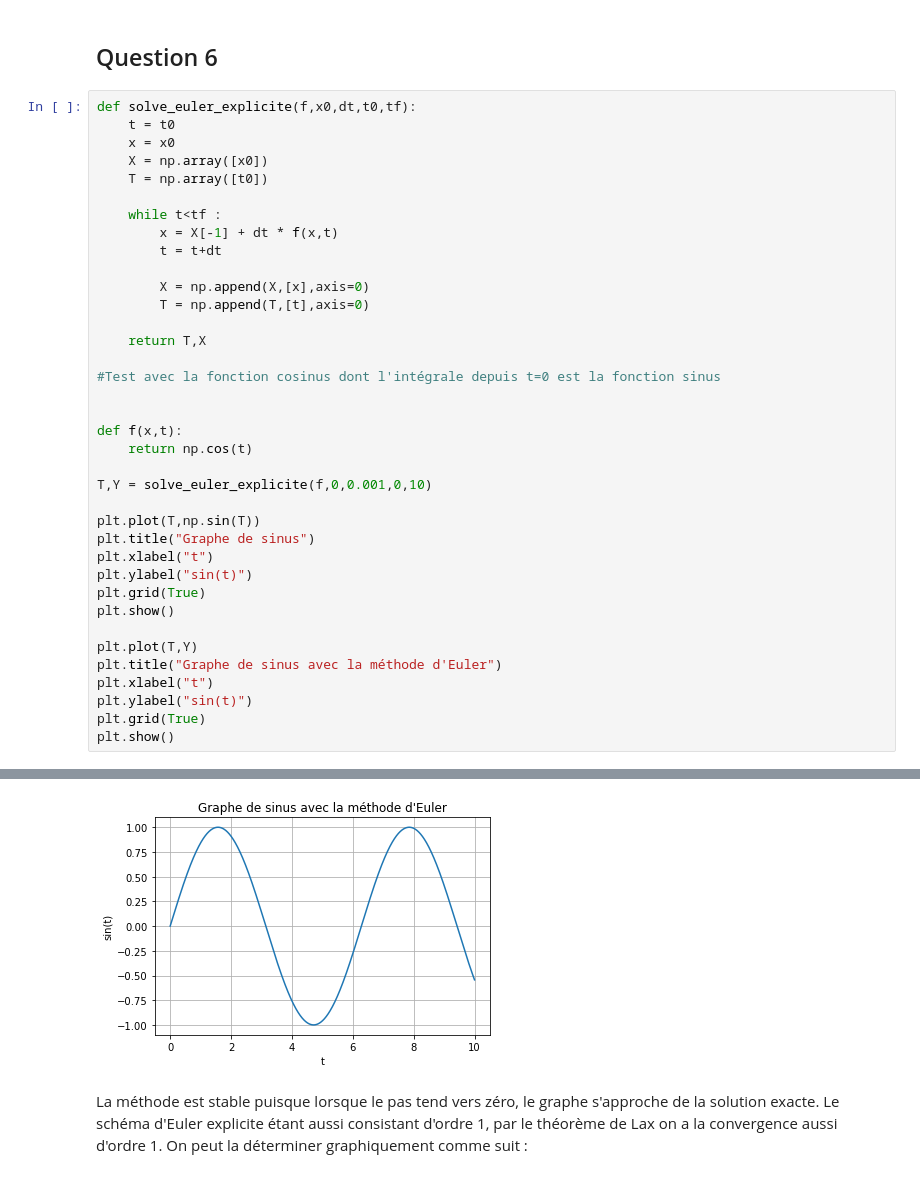
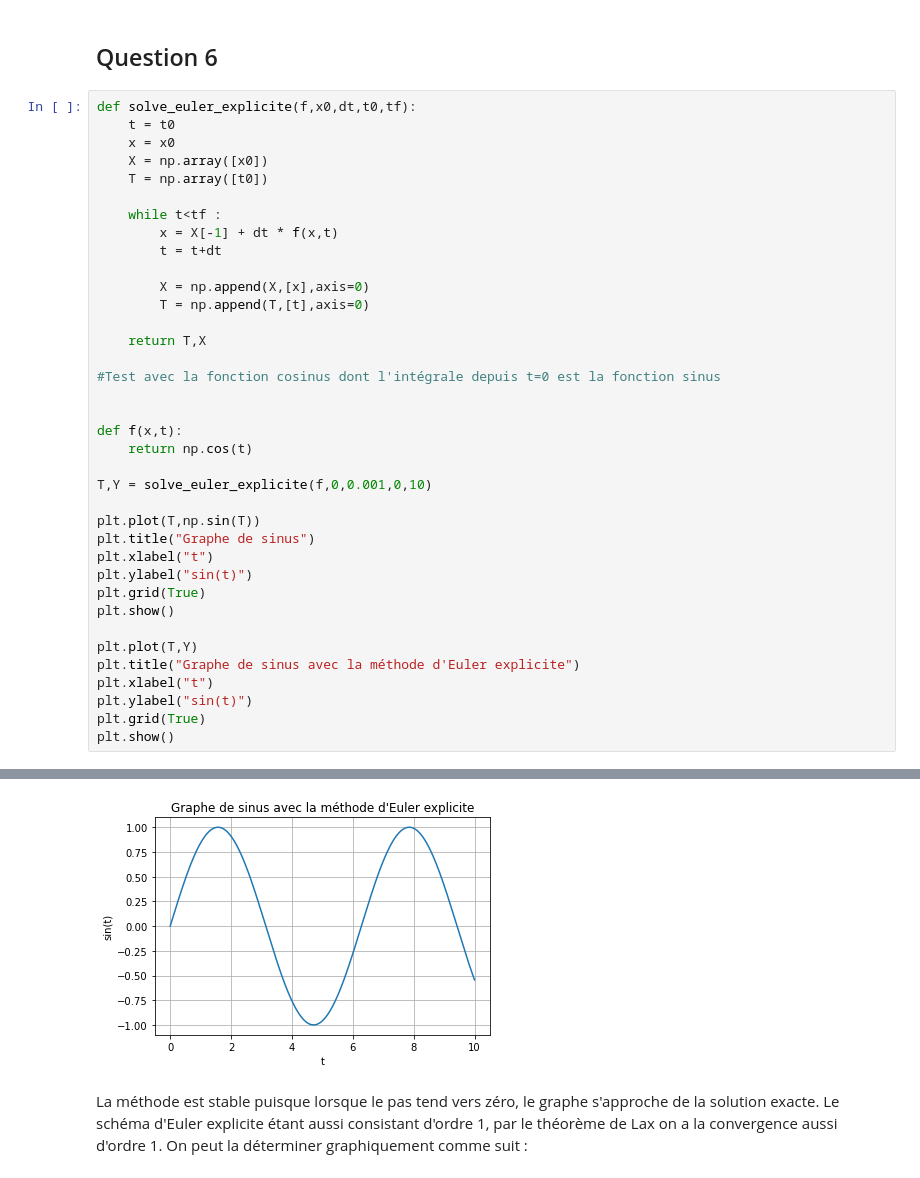
Before and after one commit to hallerantoine/projet-equa-diff, a Jupyter notebook: Projet équations différentielles.ipynb, the cells around one changed output, grey strips where cells are left out. Cells and saved outputs as stored; diff of their text form.

```diff
--- a/Projet équations différentielles.ipynb
+++ b/Projet équations différentielles.ipynb
@@ -150,35 +150,35 @@ def solve_euler_explicite(f,x0,dt,t0,tf):
         x = X[-1] + dt * f(x,t)
         t = t+dt
 
         X = np.append(X,[x],axis=0)
         T = np.append(T,[t],axis=0)
 
     return T,X
 
 #Test avec la fonction cosinus dont l'intégrale depuis t=0 est la fonction sinus
 
 
 def f(x,t):
     return np.cos(t)
 
 T,Y = solve_euler_explicite(f,0,0.001,0,10)
 
 plt.plot(T,np.sin(T))
 plt.title("Graphe de sinus")
 plt.xlabel("t")
 plt.ylabel("sin(t)")
 plt.grid(True)
 plt.show()
 
 plt.plot(T,Y)
-plt.title("Graphe de sinus avec la méthode d'Euler")
+plt.title("Graphe de sinus avec la méthode d'Euler explicite")
 plt.xlabel("t")
 plt.ylabel("sin(t)")
 plt.grid(True)
 plt.show()
 # %% [output]
 [figure]
-[figure, old version]
+[figure, new version]
 # %% [markdown]
 La méthode est stable puisque lorsque le pas tend vers zéro, le graphe s'approche de la solution exacte. Le schéma d'Euler explicite étant aussi consistant d'ordre 1, par le théorème de Lax on a la convergence aussi d'ordre 1. On peut la déterminer graphiquement comme suit :
 # %%
```
Also changed, not shown: parts of 3 cells of this notebook.
